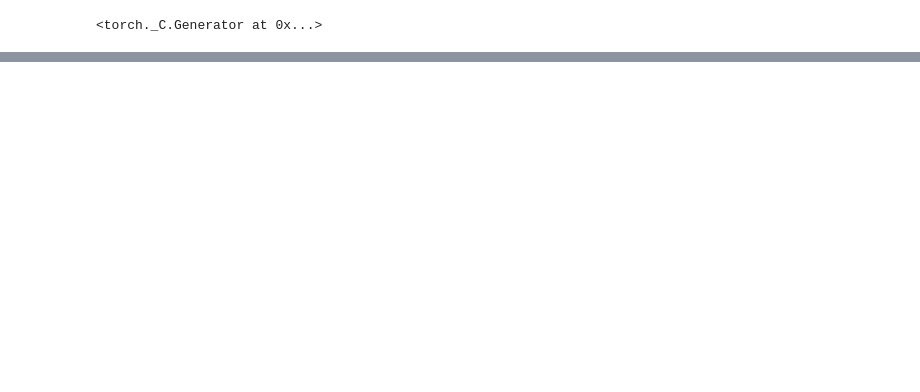
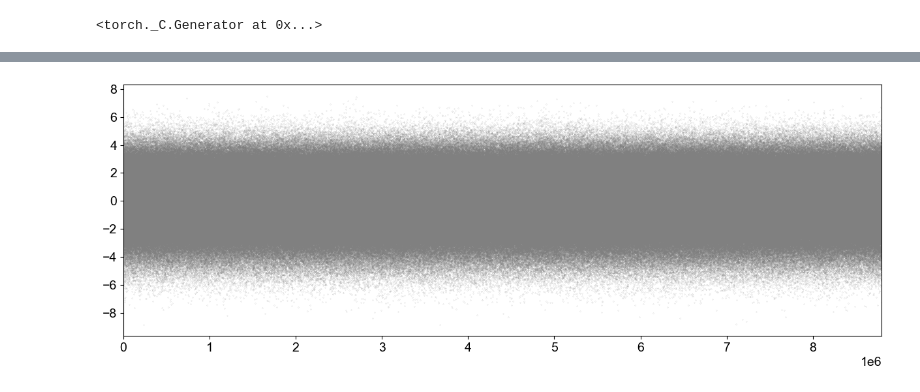
Before and after one commit to yihan-liu/MAG-OCN, a Jupyter notebook: magnetic_moment.ipynb, the cells around one changed output, grey strips where cells are left out. Saved outputs shown, nothing was run; the diff lists cells and outputs as text; code cells hidden in the pictures; blank space fills up the shorter version.

```diff
--- a/magnetic_moment.ipynb
+++ b/magnetic_moment.ipynb
@@ -61,0 +135,11 @@ class GNNModel(nn.Module):
+# %%
+import random
+
+random.shuffle(augmented_dataset)
+
+train_size = int(0.8 * len(augmented_dataset))
+train_dataset = augmented_dataset[:train_size]
+test_dataset = augmented_dataset[train_size:]
+
+train_loader = DataLoader(train_dataset, batch_size=2048, shuffle=True)
+test_loader = DataLoader(test_dataset, batch_size=2048, shuffle=True)
@@ -61,0 +366,7 @@ class GNNModel(nn.Module):
+# %%
+plt.figure(figsize=(15, 5))
+plt.plot(ground_truth - predictions, 'o', c='gray', ms=0.1)
+plt.xlim(0, len(ground_truth))
+plt.show()
+# %% [output]
+[figure, added]
```
Also changed, not shown: parts of 16 cells of this notebook.
